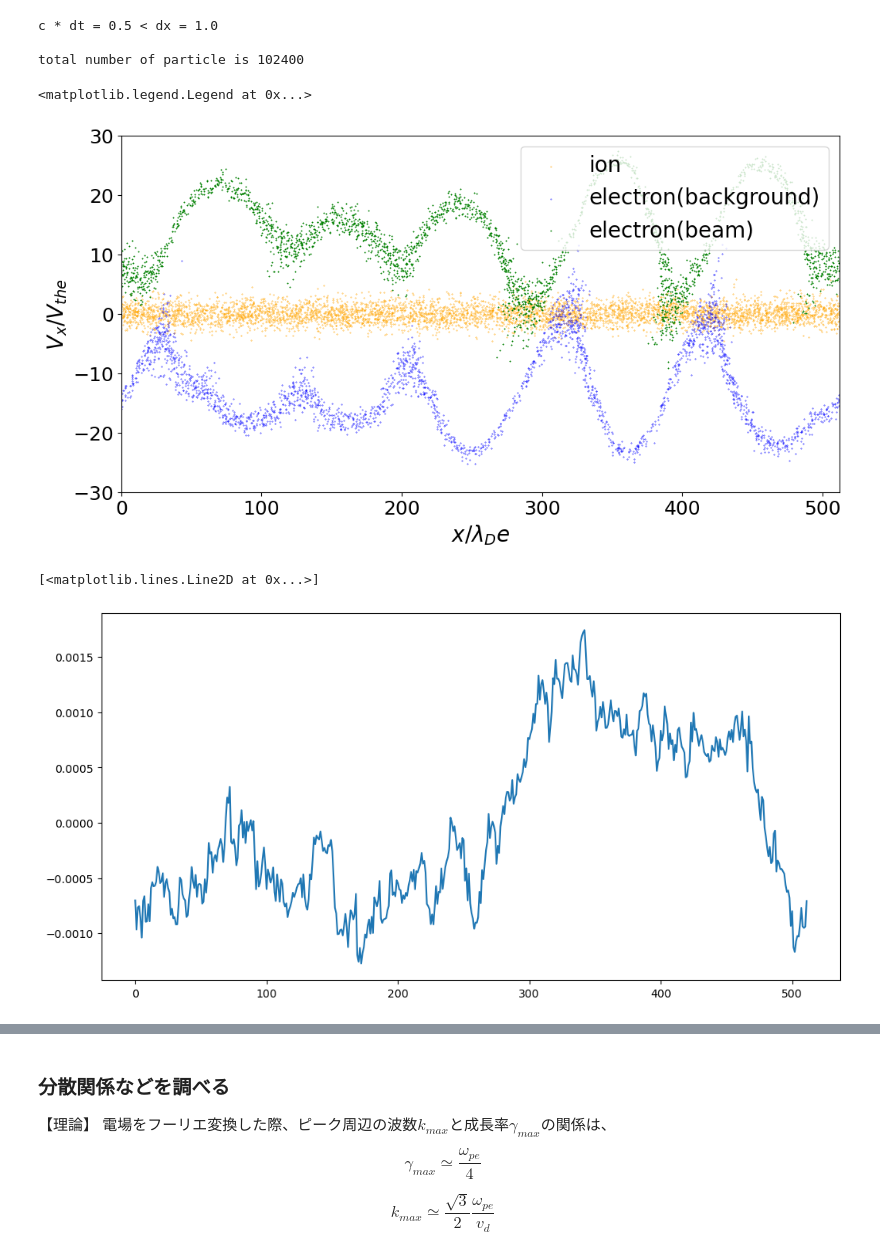
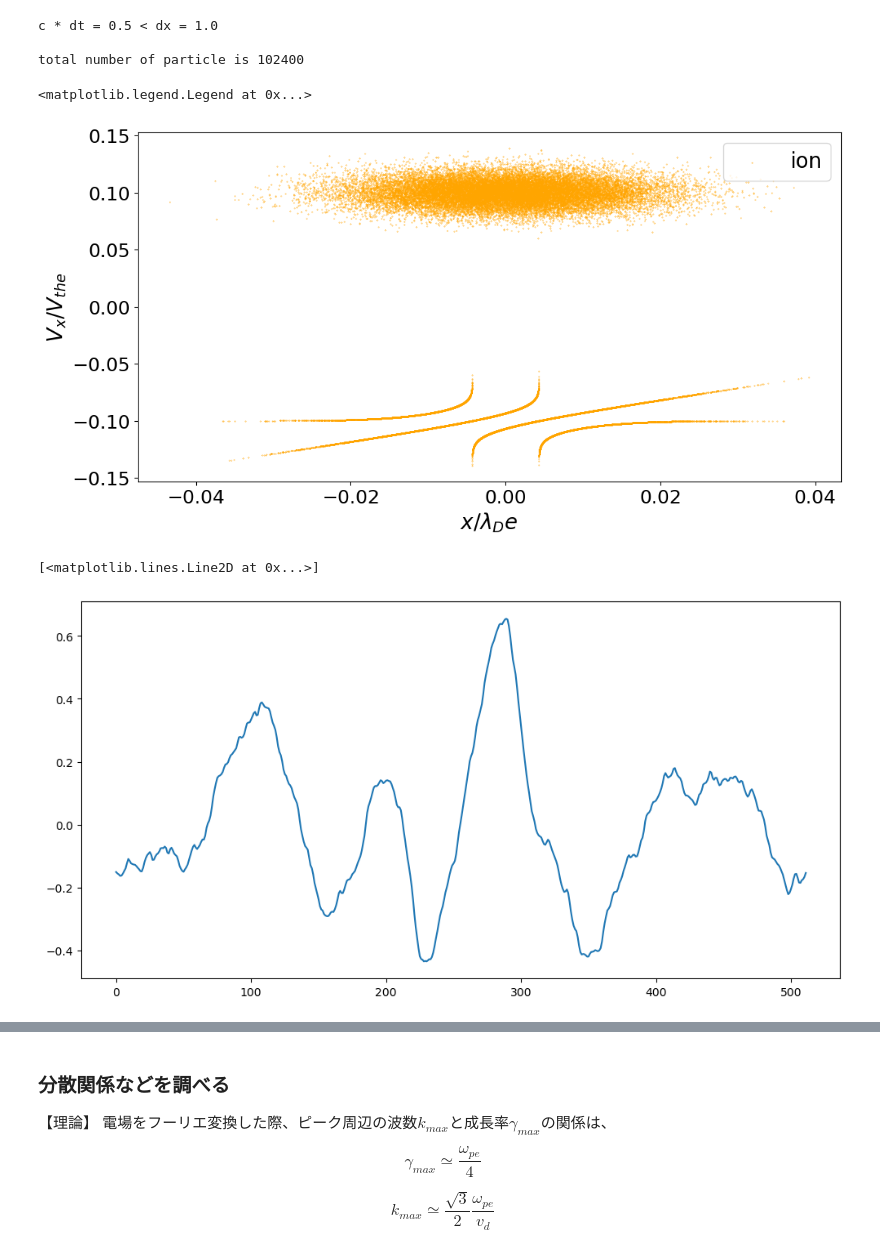
Before and after one commit to keita-akutagawa/PIC_GPU, a Jupyter notebook: examples_1D/two_stream/PIC1D_two_stream_electron.ipynb, the cells around one changed output, grey strips where cells are left out. Drawn from its saved outputs; the diff is of its cells as text; code cells hidden in the pictures.

```diff
--- a/examples_1D/two_stream/PIC1D_two_stream_electron.ipynb
+++ b/examples_1D/two_stream/PIC1D_two_stream_electron.ipynb
@@ -66,38 +66,38 @@ total number of particle is 102400
 # %%
 fig = plt.figure(figsize=(12, 6))
 ax = fig.add_subplot(111)
 
 dirname = "results_two_stream_electron"
-step = 2000
+step = 0
 filename = f"{dirname}/two_stream_electron_x_ion_{step}.bin"
 with open(filename, 'rb') as f:
     x_ion = np.fromfile(f, dtype=np.float32)
 x_ion = x_ion.reshape(n_ion, 3).T
 filename = f"{dirname}/two_stream_electron_x_electron_{step}.bin"
 with open(filename, 'rb') as f:
     x_electron = np.fromfile(f, dtype=np.float32)
 x_electron = x_electron.reshape(n_electron+n_beam, 3).T
 filename = f"{dirname}/two_stream_electron_v_ion_{step}.bin"
 with open(filename, 'rb') as f:
     v_ion = np.fromfile(f, dtype=np.float32)
 v_ion = v_ion.reshape(n_ion, 3).T
 filename = f"{dirname}/two_stream_electron_v_electron_{step}.bin"
 with open(filename, 'rb') as f:
     v_electron = np.fromfile(f, dtype=np.float32)
 v_electron = v_electron.reshape(n_electron+n_beam, 3).T
 
-ax.scatter(x_ion[0], v_ion[0]/v_thermal_electron, s=0.1, c='orange', label='ion')
-ax.scatter(x_electron[0, :n_electron], v_electron[0, :n_electron]/v_thermal_electron, s=0.1, c='blue', label='electron(background)')
-ax.scatter(x_electron[0, n_electron:], v_electron[0, n_electron:]/v_thermal_electron, s=0.1, c='green', marker='*', label='electron(beam)')
-ax.set_xlim(0, x_max)
-ax.set_ylim(-30, 30)
+ax.scatter(v_ion[0, ], v_electron[0, ], s=0.1, c='orange', label='ion')
+#ax.scatter(x_electron[0, :n_electron], v_electron[0, :n_electron]/v_thermal_electron, s=0.1, c='blue', label='electron(background)')
+#ax.scatter(x_electron[0, n_electron:], v_electron[0, n_electron:]/v_thermal_electron, s=0.1, c='green', marker='*', label='electron(beam)')
+#ax.set_xlim(0, x_max)
+#ax.set_ylim(-30, 30)
 ax.set_xlabel('$x / \lambda_De$', fontsize=20)
 ax.set_ylabel('$V_x / V_{the}$', fontsize=20)
 ax.tick_params(labelsize=18)
 ax.legend(loc='upper right', fontsize=20)
 # %% [output]
 <matplotlib.legend.Legend at 0x...>
-[figure, old version]
+[figure, new version]
 # %%
 fig = plt.figure(figsize=(12, 6))
 ax = fig.add_subplot(111)
@@ -117,10 +117,10 @@ with open(filename, 'rb') as f:
     current = np.fromfile(f, dtype=np.float32)
 current = current.reshape(n_x, 3).T
 
-plt.plot(B[2])
+plt.plot(E[0])
 # %% [output]
 [<matplotlib.lines.Line2D at 0x...>]
-[figure, old version]
+[figure, new version]
 # %%
 fig = plt.figure(figsize=(12, 6))
 ax = fig.add_subplot(111)
```
Also changed, not shown: parts of 2 cells of this notebook, 3 other files.
